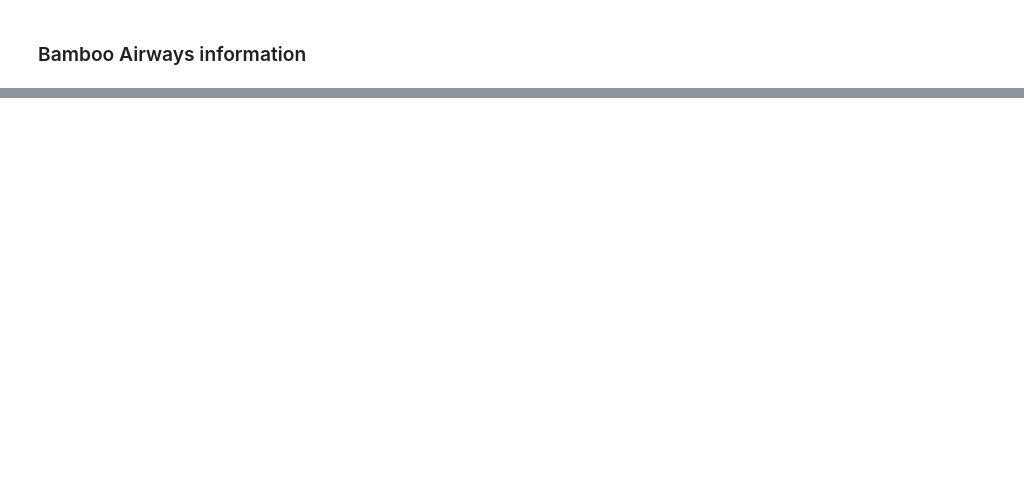
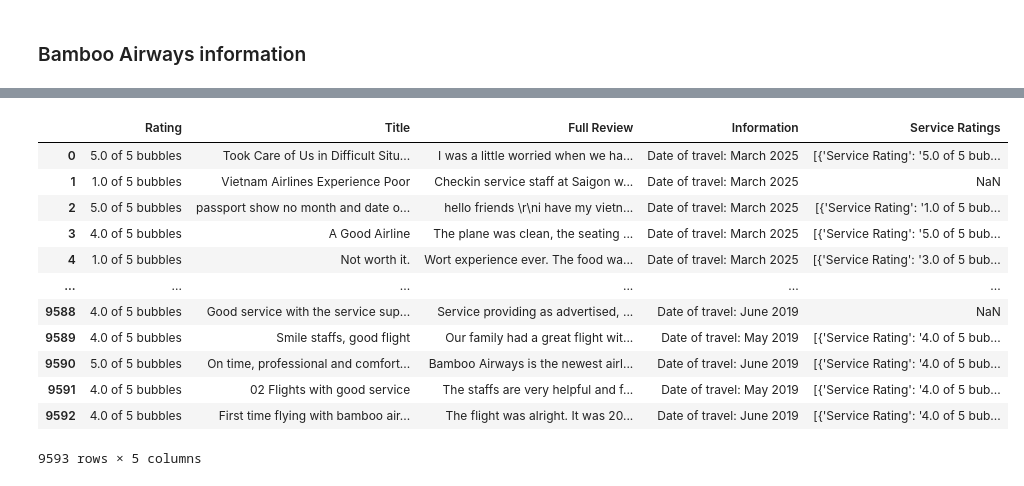
Before and after one commit to Gabien21/project_airfare, a Jupyter notebook: notebooks/preprocess_airline_review.ipynb, the cells around one changed output, grey strips where cells are left out. Drawn from its saved outputs; the diff is of its cells as text; code cells hidden in the pictures; blank space fills up the shorter version.

Commit message:
update notebook preprocess review

```diff
--- a/notebooks/preprocess_airline_review.ipynb
+++ b/notebooks/preprocess_airline_review.ipynb
@@ -254,0 +185,3 @@ airline_info_df.to_csv(f"{CLEAN_PATH}/info.csv")
+# %%
+vj_review_df = pd.read_csv(f"{RAW_PATH}/{vj_review_path}")
+vj_review_df.head(2)
@@ -254,0 +192,3 @@ airline_info_df.to_csv(f"{CLEAN_PATH}/info.csv")
+# %%
+vna_review_df = pd.read_csv(f"{RAW_PATH}/{vna_review_path}")
+vna_review_df.head(2)
@@ -254,0 +199,3 @@ airline_info_df.to_csv(f"{CLEAN_PATH}/info.csv")
+# %%
+bam_review_df = pd.read_csv(f"{RAW_PATH}/{bam_review_path}")
+bam_review_df.head(2)
@@ -254,0 +206,3 @@ airline_info_df.to_csv(f"{CLEAN_PATH}/info.csv")
+# %%
+combined_df = pd.concat([vj_review_df, vna_review_df, bam_review_df], ignore_index=True)
+combined_df.head()
@@ -254,0 +216,16 @@ airline_info_df.to_csv(f"{CLEAN_PATH}/info.csv")
+# %%
+combined_df
+# %% [output]
+|  | Rating | Title | Full Review | Information | Service Ratings |
+| 0 | 5.0 of 5 bubbles | Took Care of Us in Difficult Situ... | I was a little worried when we ha... | Date of travel: March 2025 | [{'Service Rating': '5.0 of 5 bub... |
+| 1 | 1.0 of 5 bubbles | Vietnam Airlines Experience Poor | Checkin service staff at Saigon w... | Date of travel: March 2025 | NaN |
+| 2 | 5.0 of 5 bubbles | passport show no month and date o... | hello friends \r\ni have my vietn... | Date of travel: March 2025 | [{'Service Rating': '1.0 of 5 bub... |
+| 3 | 4.0 of 5 bubbles | A Good Airline | The plane was clean, the seating ... | Date of travel: March 2025 | [{'Service Rating': '5.0 of 5 bub... |
+| 4 | 1.0 of 5 bubbles | Not worth it. | Wort experience ever. The food wa... | Date of travel: March 2025 | [{'Service Rating': '3.0 of 5 bub... |
+| ... | ... | ... | ... | ... | ... |
+| 9588 | 4.0 of 5 bubbles | Good service with the service sup... | Service providing as advertised, ... | Date of travel: June 2019 | NaN |
+| 9589 | 4.0 of 5 bubbles | Smile staffs, good flight | Our family had a great flight wit... | Date of travel: May 2019 | [{'Service Rating': '4.0 of 5 bub... |
+| 9590 | 5.0 of 5 bubbles | On time, professional and comfort... | Bamboo Airways is the newest airl... | Date of travel: June 2019 | [{'Service Rating': '4.0 of 5 bub... |
+| 9591 | 4.0 of 5 bubbles | 02 Flights with good service | The staffs are very helpful and f... | Date of travel: May 2019 | [{'Service Rating': '4.0 of 5 bub... |
+| 9592 | 4.0 of 5 bubbles | First time flying with bamboo air... | The flight was alright. It was 20... | Date of travel: June 2019 | [{'Service Rating': '4.0 of 5 bub... |
+9593 rows × 5 columns
```
Also changed, not shown: parts of 33 cells of this notebook, 6 other files.
